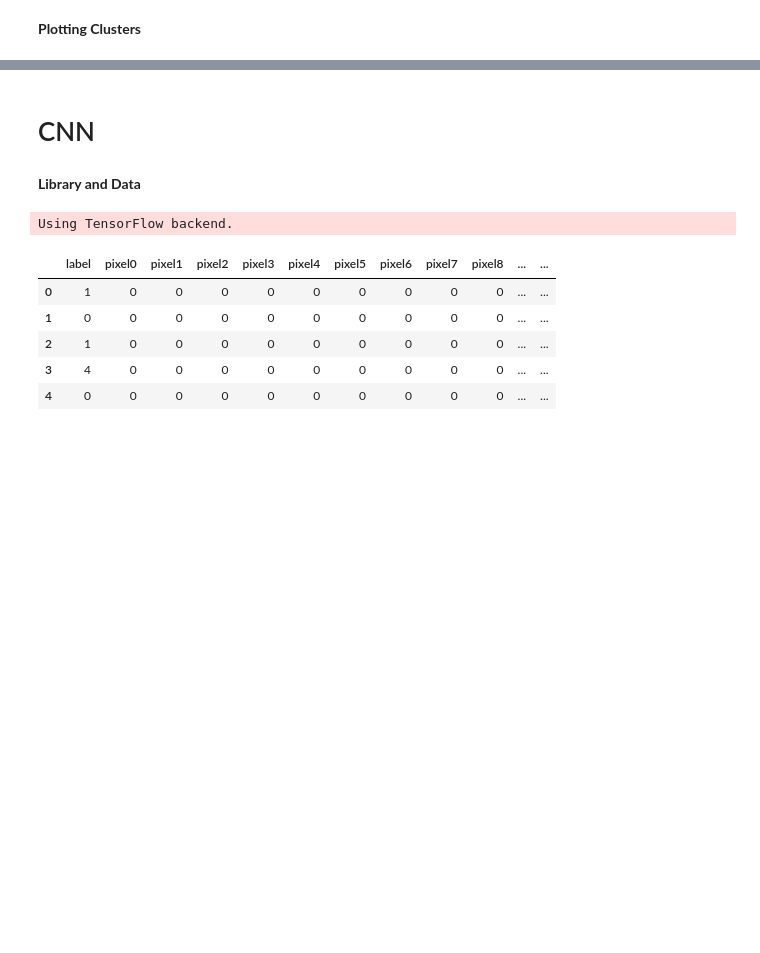
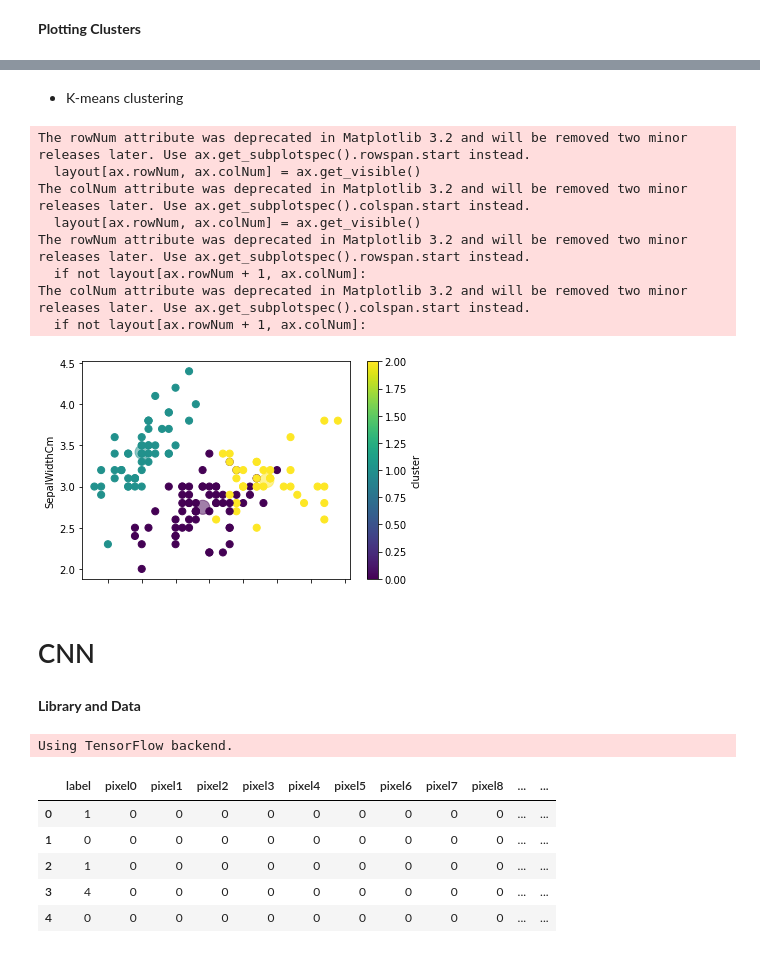
Before and after one commit to juntaoduan/Data-science-best-resources, a Jupyter notebook: applied-machine-learning.ipynb, the cells around one changed output, grey strips where cells are left out. Cells and saved outputs as stored; diff of their text form; code cells hidden in the pictures; blank space fills up the shorter version.

```diff
--- a/applied-machine-learning.ipynb
+++ b/applied-machine-learning.ipynb
@@ -1284,6 +1330,19 @@ km.cluster_label.unique()
+# %% [markdown]
+- K-means clustering
 # %%
-km.plot.scatter(x = 'latitude', y = 'longitude', c=labels, s=50, cmap='viridis')
-plt.scatter(centers[:, 0], centers[:, 1], c='black', s=100, alpha=0.5)
+df.plot.scatter( x ='SepalLengthCm', y = 'SepalWidthCm', c='cluster',  s=50, cmap='viridis')
+plt.scatter(centers[:, 0], centers[:, 1], c=[0,1,2], s=200, alpha=0.5, cmap='viridis')
+plt.show()
+# %% [output]
+The rowNum attribute was deprecated in Matplotlib 3.2 and will be removed two minor releases later. Use ax.get_subplotspec().rowspan.start instead.
+  layout[ax.rowNum, ax.colNum] = ax.get_visible()
+The colNum attribute was deprecated in Matplotlib 3.2 and will be removed two minor releases later. Use ax.get_subplotspec().colspan.start instead.
+  layout[ax.rowNum, ax.colNum] = ax.get_visible()
+The rowNum attribute was deprecated in Matplotlib 3.2 and will be removed two minor releases later. Use ax.get_subplotspec().rowspan.start instead.
+  if not layout[ax.rowNum + 1, ax.colNum]:
+The colNum attribute was deprecated in Matplotlib 3.2 and will be removed two minor releases later. Use ax.get_subplotspec().colspan.start instead.
+  if not layout[ax.rowNum + 1, ax.colNum]:
+[figure, added]
 # %% [markdown]
 # CNN
 # %% [markdown]
```
Also changed, not shown: parts of 11 cells of this notebook.
